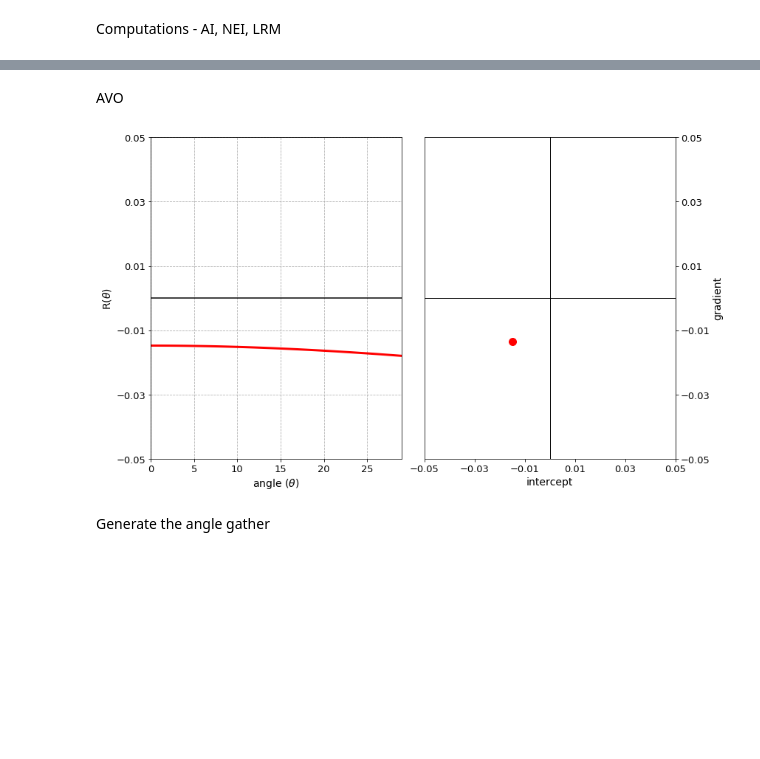
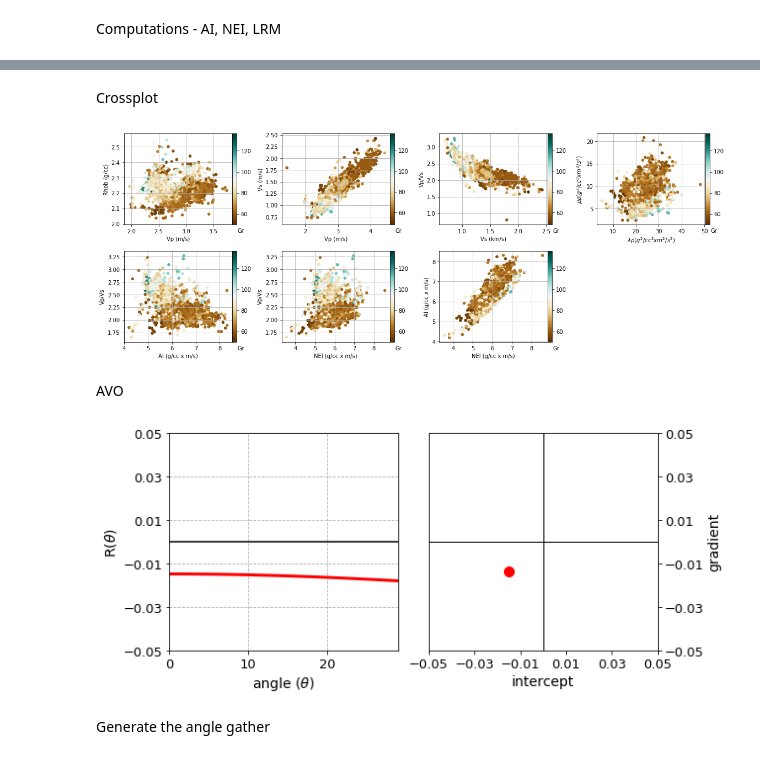
Before and after one commit to ffigura/avo, a Jupyter notebook: 2_real_well_avseth/1_real_well_avseth.ipynb, the cells around one changed output, grey strips where cells are left out. Saved outputs shown, nothing was run; the diff lists cells and outputs as text; code cells hidden in the pictures; blank space fills up the shorter version.

```diff
--- a/2_real_well_avseth/1_real_well_avseth.ipynb
+++ b/2_real_well_avseth/1_real_well_avseth.ipynb
@@ -98,3 +98,67 @@ plt.tight_layout()
+# %% [markdown]
+Crossplot
+# %%
+fig=plt.figure(figsize=(16,6))
+
+ax=plt.subplot(2,4,1)
+plt.scatter(w2vp,w2rho,20,c=w2gr,cmap='BrBG')
+ax.set_xlabel('Vp (m/s)')
+ax.set_ylabel('Rhob (g/cc)')
+plt.grid()
+cbar=plt.colorbar(pad=0)
+cbar.set_label('Gr',labelpad=-19,y=-0.04, rotation=0)
+
+ax=plt.subplot(2,4,2)
+plt.scatter(w2vp,w2vs,20,c=w2gr,cmap='BrBG')
+ax.set_xlabel('Vp (m/s)')
+ax.set_ylabel('Vs (m/s)')
+plt.grid()
+cbar=plt.colorbar(pad=0)
+cbar.set_label('Gr',labelpad=-19,y=-0.04, rotation=0)
+
+ax=plt.subplot(2,4,3)
+plt.scatter(w2vs,w2vpvs,20,c=w2gr,cmap='BrBG')
+ax.set_xlabel('Vs (km/s)')
+ax.set_ylabel('Vp/Vs')
+plt.grid()
+cbar=plt.colorbar(pad=0)
+cbar.set_label('Gr',labelpad=-19,y=-0.04, rotation=0)
+
+ax=plt.subplot(2,4,4)
+plt.scatter(lambda_rho,mu_rho,20,c=w2gr,cmap='BrBG')
+ax.set_xlabel(r'$\lambda\rho (g^2/cc^2 x m^2/s^2)$')
+ax.set_ylabel(r'$\mu\rho (g^2/cc^2 x m^2/s^2)$')
+plt.grid()
+cbar=plt.colorbar(pad=0)
+cbar.set_label('Gr',labelpad=-19,y=-0.04, rotation=0)
+
+ax=plt.subplot(2,4,5)
+plt.scatter(ai,w2vpvs,20,c=w2gr,cmap='BrBG')
+ax.set_xlabel('AI (g/cc x m/s)')
+ax.set_ylabel('Vp/Vs')
+plt.grid()
+cbar=plt.colorbar(pad=0)
+cbar.set_label('Gr',labelpad=-19,y=-0.04, rotation=0)
+
+ax=plt.subplot(2,4,6)
+plt.scatter(nei,w2vpvs,20,c=w2gr,cmap='BrBG')
+ax.set_xlabel('NEI (g/cc x m/s)')
+ax.set_ylabel('Vp/Vs')
+plt.grid()
+cbar=plt.colorbar(pad=0)
+cbar.set_label('Gr',labelpad=-19,y=-0.04, rotation=0)
+
+ax=plt.subplot(2,4,7)
+plt.scatter(nei,ai,20,c=w2gr,cmap='BrBG')
+ax.set_xlabel('NEI (g/cc x m/s)')
+ax.set_ylabel('AI (g/cc x m/s)')
+plt.grid()
+cbar=plt.colorbar(pad=0)
+cbar.set_label('Gr',labelpad=-19,y=-0.04, rotation=0)
+
+plt.tight_layout()
+# %% [output]
+[figure, added]
 # %% [markdown]
 AVO
 # %%
@@ -103,39 +167,39 @@ I,G,shuey,_ = avo.shuey(w2vp[index],w2vs[index],w2rho[index],w2vp[index+1],w2vs[
 # %%
 mxplot=0.05
 
-f, ax = plt.subplots(nrows=1,ncols=2,figsize=(12,7))
+f, ax = plt.subplots(nrows=1,ncols=2,figsize=(9,4))
 
 ax[0].plot(theta,shuey,'-',color='red',linewidth=3)
 ax[0].axhline(0, color='k')
 ax[0].set_xlabel('angle ($\\theta$)', fontsize=14)
 ax[0].set_ylabel('R($\\theta$)', fontsize=14)
 yt=np.linspace(-mxplot,mxplot,6)
 ax[0].set_yticks(yt)
 ax[0].set_xlim(0.,np.max(angle-1))
 ax[0].set_ylim(-mxplot,mxplot)
 ax[0].tick_params(labelsize=13)
 ax[0].grid(linestyle='--')
 
 ax[1].plot(I,G,'o',color='red',markersize=10)
 ax[1].axhline(0, color='k', lw=1)
 ax[1].axvline(0, color='k', lw=1)
 ax[1].set_xlabel('intercept', fontsize=14)
 ax[1].set_ylabel('gradient', fontsize=14)
 ax[1].set_xlim(-mxplot,mxplot)
 ax[1].set_ylim(-mxplot,mxplot)
 yt=np.linspace(-mxplot,mxplot,6)
 xt=np.linspace(-mxplot,mxplot,6)
 ax[1].set_yticks(yt)
 ax[1].set_xticks(xt)
 ax[1].xaxis.set_label_position('bottom')
 ax[1].xaxis.tick_bottom()
 ax[1].yaxis.set_label_position('right')
 ax[1].yaxis.tick_right()
 ax[1].tick_params(labelsize=13)
 
 plt.tight_layout()
 # %% [output]
-[figure, old version]
+[figure, new version]
 # %% [markdown]
 Generate the angle gather
 # %%
```
Also changed, not shown: parts of 4 cells of this notebook.
